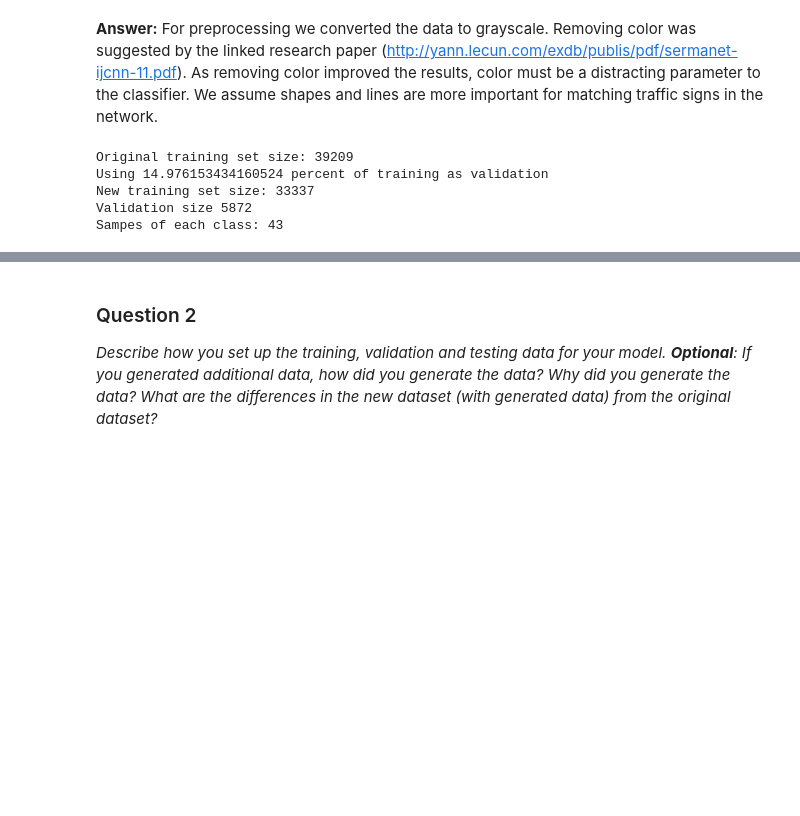
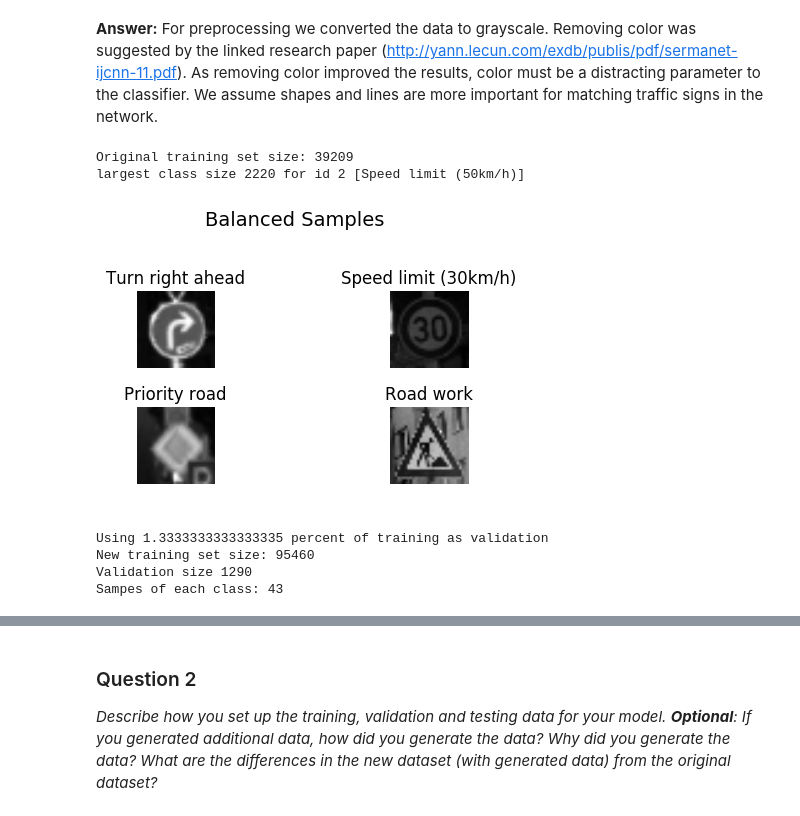
Before and after one commit to morbrian/CarND-Traffic-Sign-Classifier-Project, a Jupyter notebook: Traffic_Sign_Classifier.ipynb, the cells around one changed output, grey strips where cells are left out. Drawn from its saved outputs; the diff is of its cells as text; code cells hidden in the pictures; blank space fills up the shorter version.

Commit message:
using tensorflow-gpu, balanced images, augmented with copied version of images

```diff
--- a/Traffic_Sign_Classifier.ipynb
+++ b/Traffic_Sign_Classifier.ipynb
@@ -202,49 +208,103 @@ _Describe how you preprocessed the data. Why did you choose that technique?_
 ### Generate data additional data (OPTIONAL!)
 ### and split the data into training/validation/testing sets here.
 ### Feel free to use as many code cells as needed.
-from sklearn.model_selection import train_test_split
+from random import randint
 
 print("Original training set size: {}".format(X_train.shape[0]))
 
 def per_feature_split(X_train, y_train, test_size=0.15, random_state=0):
     valid_indices = np.array([], dtype='int64')
     count = 0
     samples = np.empty([n_classes, X_train.shape[1], X_train.shape[2], X_train.shape[3]], dtype=int)
     for sign_id in range(n_classes):
         init_count = valid_indices.shape[0]
         # select all indices for a specific sign_id
         all_indices_for_sign = np.where(y_train == sign_id)[0]
-        # extract the first 15% of the indices
+        # we originally tried to extract the first 15% of the indices like the following line
+        # int(test_size * all_indices_for_sign.shape[0])
+        # but then some items were over represented in the validation set
+        # and were giving us suspiciously high or low accuracy estimates
         # we extract a continuous block, rather than randomly because similar images are adjacent
-        valid_indices = np.append(valid_indices, all_indices_for_sign[0:int(test_size * all_indices_for_sign.shape[0])])
+        valid_indices = np.append(valid_indices, all_indices_for_sign[0:30])
         end_count = valid_indices.shape[0]
-        samples[sign_id][:,:] = X_train[valid_indices[0]]
+        # we pick index 30 from the class category, this choice is somewhat arbitrary,
+        # but index 0 tends to be the first/furthest away in a video series and is more blurry
+        samples[sign_id][:,:] = X_train[all_indices_for_sign[30]]
 
     X_valid = X_train[valid_indices]
     y_valid = y_train[valid_indices]
     X_train = np.delete(X_train, valid_indices, axis=0)
     y_train = np.delete(y_train, valid_indices, axis=0)
 
     return (X_train, X_valid, y_train, y_valid, samples)
 
+# separate a validation set out of the training set
 X_train, X_valid, y_train, y_valid, sign_samples = per_feature_split(X_train, y_train)
 
-# commented out is an alternative split implemenation using sklearn
-# X_train, X_valid, y_train, y_valid = train_test_split(
-#     X_train, y_train, test_size=0.2, random_state=0)
+def jitter(image):
+    # random rotation
+    #     rows = image.shape[0]
+    #     cols = image.shape[1]
+    #     M = cv2.getRotationMatrix2D((16,16), random.uniform(-10., 10.), 1)
+    #     image = cv2.warpAffine(image, M, (32, 32))
+    # random obstruction (we draw an elipse)
+    # http://opencv-python-tutroals.readthedocs.io/en/latest/py_tutorials/py_gui/py_drawing_functions/py_drawing_functions.html
+    #     center = (randint(0, image.shape[0]), randint(0, image.shape[1]))
+    #     axes = (randint(1, image.shape[0]/4), randint(1, image.shape[1]/4))
+    #     angle = randint(0, 360)
+    #     (arcStart, arcEnd) = (0, randint(360))
+    #     cv2.ellipse(image, center, axes, angle, arcStart, arcEnd, randint(-128, 128), -1)
 
-# # verify our validation set is between 10% and 20% training
+    return image
+
+def balance_data(images, labels, classes):
+    # certain classes are overrepresented in the training set
+    # we'll augment all the classes so they all have the same number of samples
+    from collections import Counter
+    counter = Counter(labels)
+
+    largest_class_id, largest_class_size = counter.most_common(2)[0]
+    print("largest class size {} for id {} [{}]".format(largest_class_size, largest_class_id, classes[largest_class_id]))
+
+    augmented_size = largest_class_size * len(classes)
+    X_augment = np.empty([augmented_size, images.shape[1], images.shape[2], images.shape[3]], dtype=int)
+    y_augment = np.empty([augmented_size], dtype=int)
+
+    for i in range(images.shape[0]):
+        X_augment[i][:,:] = images[i]
+        y_augment[i] = labels[i]
+
+    idx = images.shape[0]
+    for [class_id, class_size] in counter.most_common():
+        diff_size = largest_class_size - class_size
+        all_indices_for_sign = np.where(labels == class_id)[0]
+        for _ in range(diff_size):
+            random_copy_idx = all_indices_for_sign[randint(0, class_size-1)]
+            X_augment[idx] = jitter(images[random_copy_idx])
+            y_augment[idx] = labels[random_copy_idx]
+            idx += 1
+
+    return (X_augment, y_augment)
+
+X_train, y_train = balance_data(X_train, y_train, sign_names)
+
+check_images, check_labels = select_samples(n_samples, X_train, y_train)
+plot_samples(check_images, sign_names, 'Balanced Samples', label_indices=check_labels, cmap='gray')
+plt.show()
+
 print("Using {} percent of training as validation".format(
     X_valid.shape[0] / (X_train.shape[0] + X_valid.shape[0]) * 100.))
 print("New training set size: {}".format(X_train.shape[0]))
 print("Validation size {}".format(X_valid.shape[0]))
 print("Sampes of each class: {}".format(sign_samples.shape[0]))
 # %% [output]
 Original training set size: 39209
-Using 14.976153434160524 percent of training as validation
-New training set size: 33337
-Validation size 5872
-Sampes of each class: 43
+largest class size 2220 for id 2 [Speed limit (50km/h)]
+[figure, added]
+Using 1.3333333333333335 percent of training as validation
+New training set size: 95460
+Validation size 1290
+Sampes of each class: 43
 # %%
 from sklearn.utils import shuffle
 
```
Also changed, not shown: parts of 8 cells of this notebook, 1 other file.
